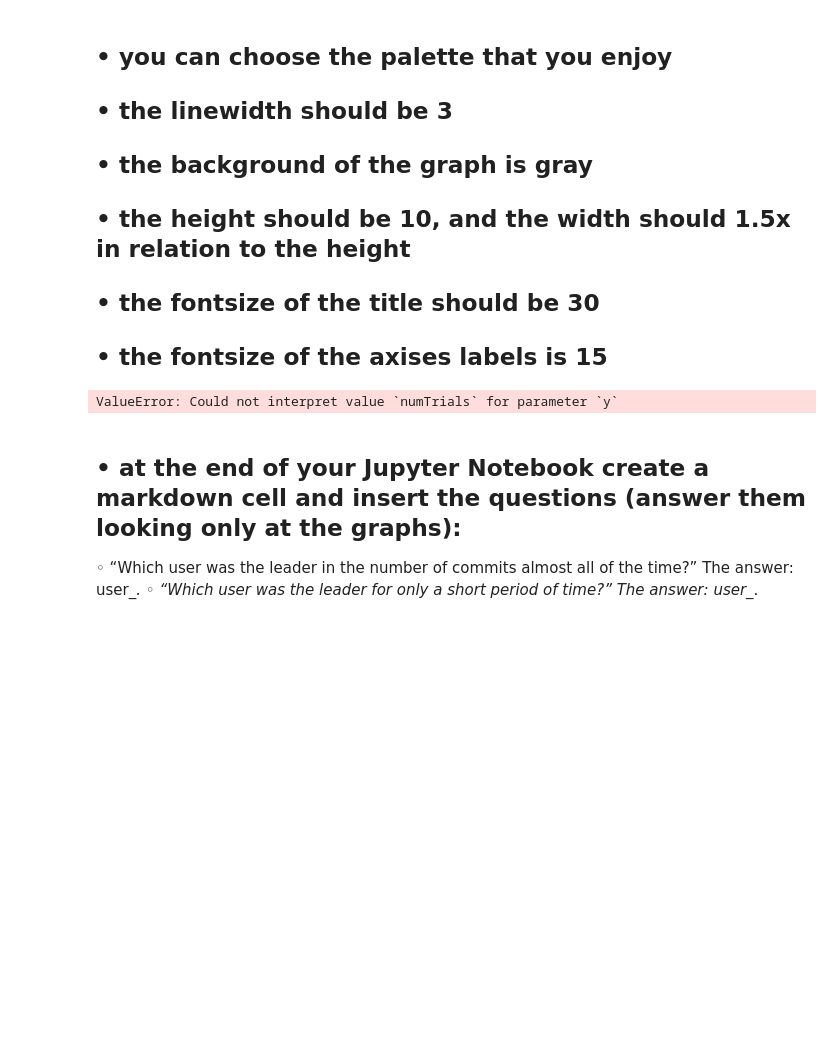
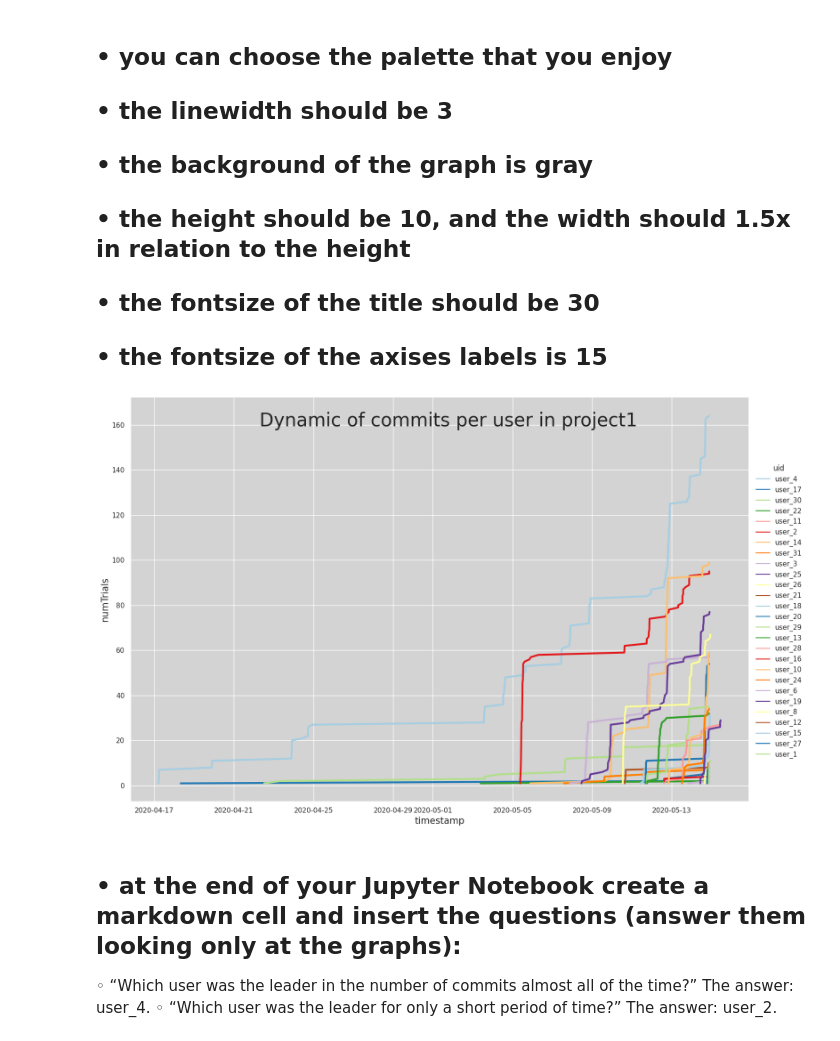
Before and after one commit to OlesiaKniazeva/Piscine-Python-DS, a Jupyter notebook: day07/ex08/08_seaborn.ipynb, the cells around one changed output. Saved outputs shown, nothing was run; the diff lists cells and outputs as text; code cells hidden in the pictures; blank space fills up the shorter version.

```diff
--- a/day07/ex08/08_seaborn.ipynb
+++ b/day07/ex08/08_seaborn.ipynb
@@ -71,14 +41,14 @@ df
-# %%
-# sns.lineplot(x = "Date", y = "A",
-#             data = df)
-# ax = df.plot(colormap='PuOr', fontsize=15);
-# sns.
-sns.lineplot(df, x='data', y='numTrials', hue='uid')
-# %% [output]
-ValueError: Could not interpret value `numTrials` for parameter `y`
+# %%
+sns.set(rc={'axes.facecolor':'lightgray',
+            'axes.labelsize': 15})
+sns.relplot(df, x='timestamp', hue='uid', y='numTrials', kind='line', height=10, aspect=1.5, linewidth=3, palette='Paired')
+plt.suptitle('Dynamic of commits per user in project1', fontsize=30, y=0.95)
+plt.show()
+# %% [output]
+[figure, added]
 # %% [markdown]
 ## • at the end of your Jupyter Notebook create a markdown cell and insert the questions (answer them looking only at the graphs):
 ◦ “Which user was the leader in the number of commits almost all of the time?”
-The answer: user_*.
+The answer: user_4.
 ◦ “Which user was the leader for only a short period of time?” The answer:
-user_*.
+user_2.
```
Also changed, not shown: parts of 3 cells of this notebook, 10 other files.
